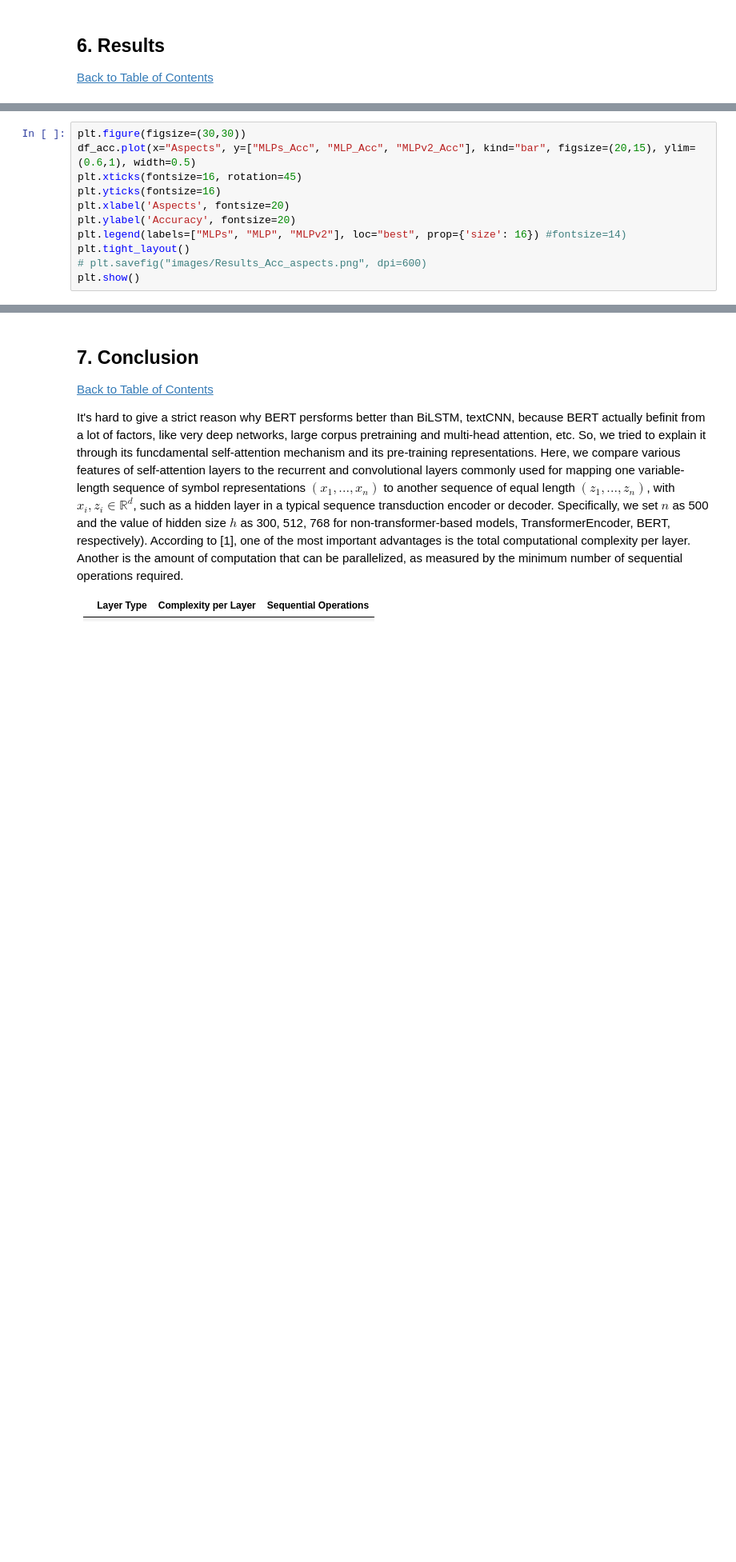
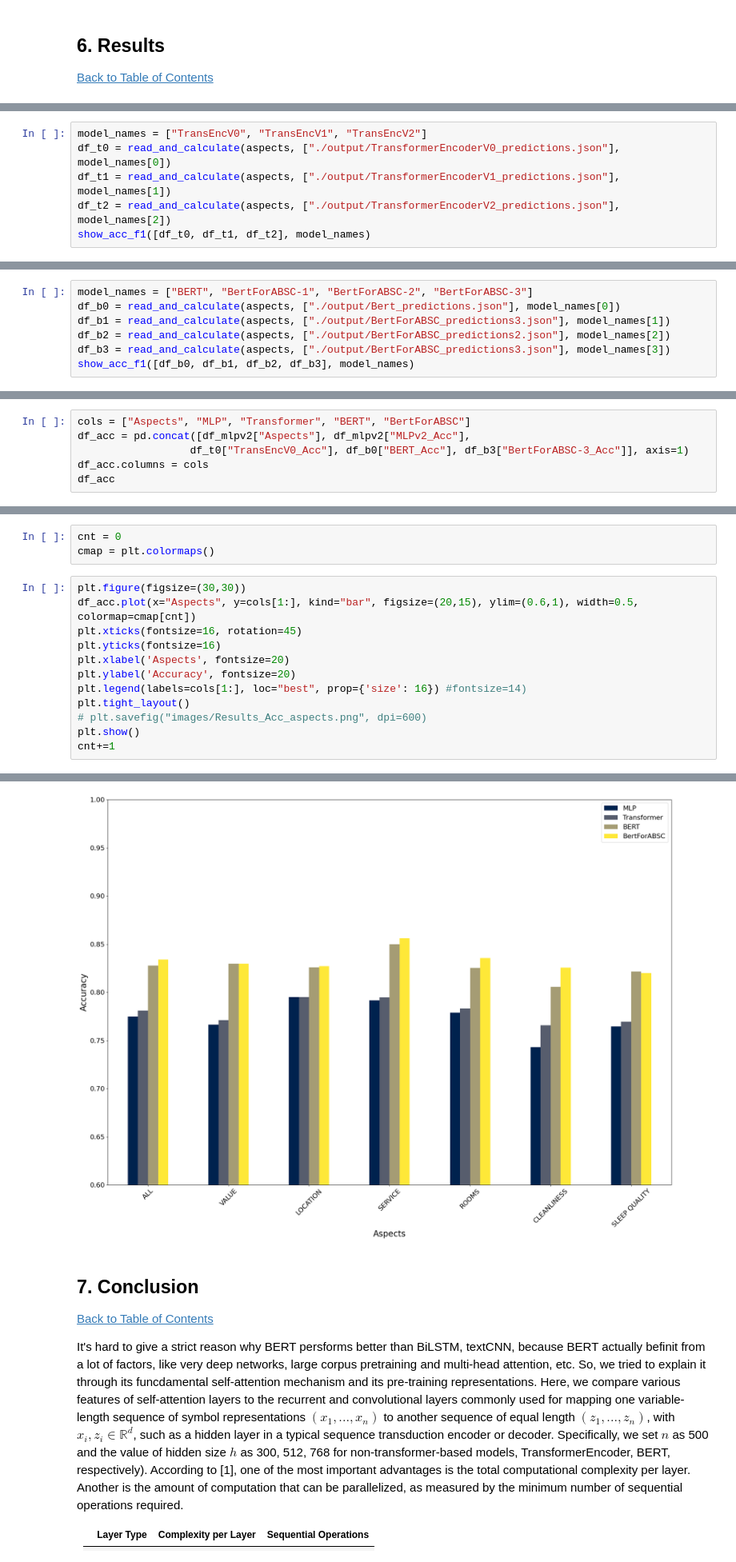
Before and after one commit to YanZehong/CS5242-ABSC, a Jupyter notebook: CS5242_GroupID26.ipynb, the cells around one changed output, grey strips where cells are left out. Shown at 80% size. Cells and saved outputs as stored; diff of their text form; blank space fills up the shorter version.

Commit message:
update codes for visualization

```diff
--- a/CS5242_GroupID26.ipynb
+++ b/CS5242_GroupID26.ipynb
@@ -1421,0 +1432,6 @@ df_f1
+# %%
+model_names = ["TransEncV0", "TransEncV1", "TransEncV2"]
+df_t0 = read_and_calculate(aspects, ["./output/TransformerEncoderV0_predictions.json"], model_names[0])
+df_t1 = read_and_calculate(aspects, ["./output/TransformerEncoderV1_predictions.json"], model_names[1])
+df_t2 = read_and_calculate(aspects, ["./output/TransformerEncoderV2_predictions.json"], model_names[2])
+show_acc_f1([df_t0, df_t1, df_t2], model_names)
@@ -1421,0 +1443,7 @@ df_f1
+# %%
+model_names = ["BERT", "BertForABSC-1", "BertForABSC-2", "BertForABSC-3"]
+df_b0 = read_and_calculate(aspects, ["./output/Bert_predictions.json"], model_names[0])
+df_b1 = read_and_calculate(aspects, ["./output/BertForABSC_predictions3.json"], model_names[1])
+df_b2 = read_and_calculate(aspects, ["./output/BertForABSC_predictions2.json"], model_names[2])
+df_b3 = read_and_calculate(aspects, ["./output/BertForABSC_predictions3.json"], model_names[3])
+show_acc_f1([df_b0, df_b1, df_b2, df_b3], model_names)
@@ -1421,0 +1456,6 @@ df_f1
+# %%
+cols = ["Aspects", "MLP", "Transformer", "BERT", "BertForABSC"]
+df_acc = pd.concat([df_mlpv2["Aspects"], df_mlpv2["MLPv2_Acc"],
+                  df_t0["TransEncV0_Acc"], df_b0["BERT_Acc"], df_b3["BertForABSC-3_Acc"]], axis=1)
+df_acc.columns = cols
+df_acc
@@ -1422,13 +1471,17 @@ df_f1
+# %%
+cnt = 0
+cmap = plt.colormaps()
 # %%
 plt.figure(figsize=(30,30))
-df_acc.plot(x="Aspects", y=["MLPs_Acc", "MLP_Acc", "MLPv2_Acc"], kind="bar", figsize=(20,15), ylim=(0.6,1), width=0.5)
+df_acc.plot(x="Aspects", y=cols[1:], kind="bar", figsize=(20,15), ylim=(0.6,1), width=0.5, colormap=cmap[cnt])
 plt.xticks(fontsize=16, rotation=45)
 plt.yticks(fontsize=16)
 plt.xlabel('Aspects', fontsize=20)
 plt.ylabel('Accuracy', fontsize=20)
-plt.legend(labels=["MLPs", "MLP", "MLPv2"], loc="best", prop={'size': 16}) #fontsize=14)
+plt.legend(labels=cols[1:], loc="best", prop={'size': 16}) #fontsize=14)
 plt.tight_layout()
 # plt.savefig("images/Results_Acc_aspects.png", dpi=600)
 plt.show()
+cnt+=1
 # %% [output]
 <Figure size 3000x3000 with 0 Axes>
@@ -1436,3 +1488,4 @@ plt.show()
+[figure, added]
 # %% [markdown]
 ##  7. <a name='7'></a>Conclusion
 [Back to Table of Contents](#top)
```
Also changed, not shown: parts of 14 cells of this notebook, 4 other files.
